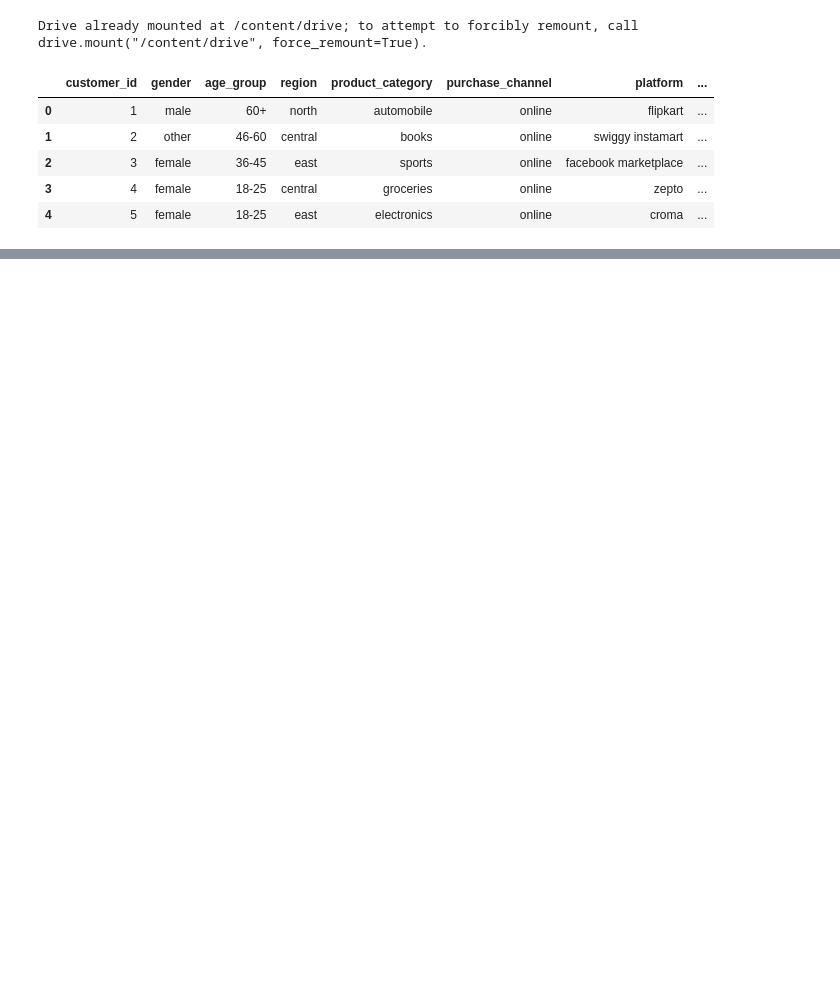
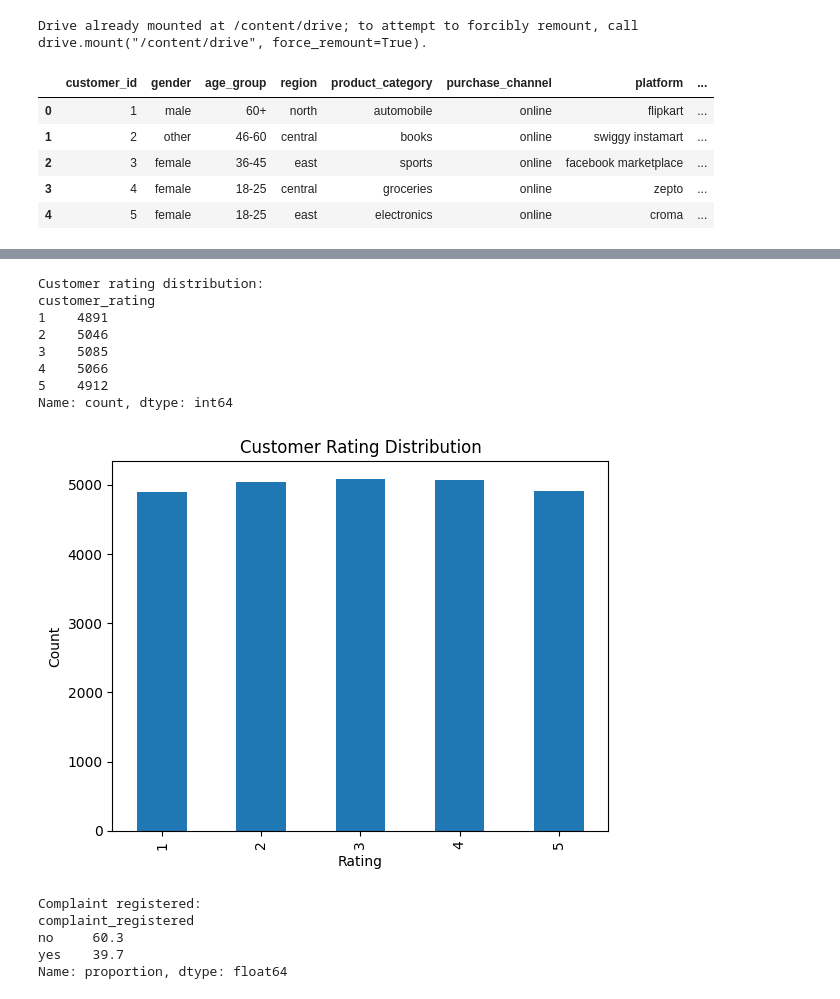
Before and after one commit to snehal100/customer-issue-nlp-classifier, a Jupyter notebook: issue_classifier.ipynb, the cells around one changed output, grey strips where cells are left out. Saved outputs shown, nothing was run; the diff lists cells and outputs as text; code cells hidden in the pictures; blank space fills up the shorter version.

```diff
--- a/issue_classifier.ipynb
+++ b/issue_classifier.ipynb
@@ -21,0 +79,30 @@ df.head()
+# %%
+# Customer rating distribution
+if 'customer_rating' in df.columns:
+    print("Customer rating distribution:")
+    print(df['customer_rating'].value_counts().sort_index())
+    df['customer_rating'].value_counts().sort_index().plot(kind='bar')
+    plt.title('Customer Rating Distribution')
+    plt.xlabel('Rating')
+    plt.ylabel('Count')
+    plt.show()
+# %% [output]
+Customer rating distribution:
+customer_rating
+1    4891
+2    5046
+3    5085
+4    5066
+5    4912
+Name: count, dtype: int64
+[figure, added]
+# %%
+# Complaint registered
+print("Complaint registered:")
+print(df['complaint_registered'].value_counts(normalize=True).round(3) * 100)
+# %% [output]
+Complaint registered:
+complaint_registered
+no     60.3
+yes    39.7
+Name: proportion, dtype: float64
```
Also changed, not shown: parts of 13 cells of this notebook.
